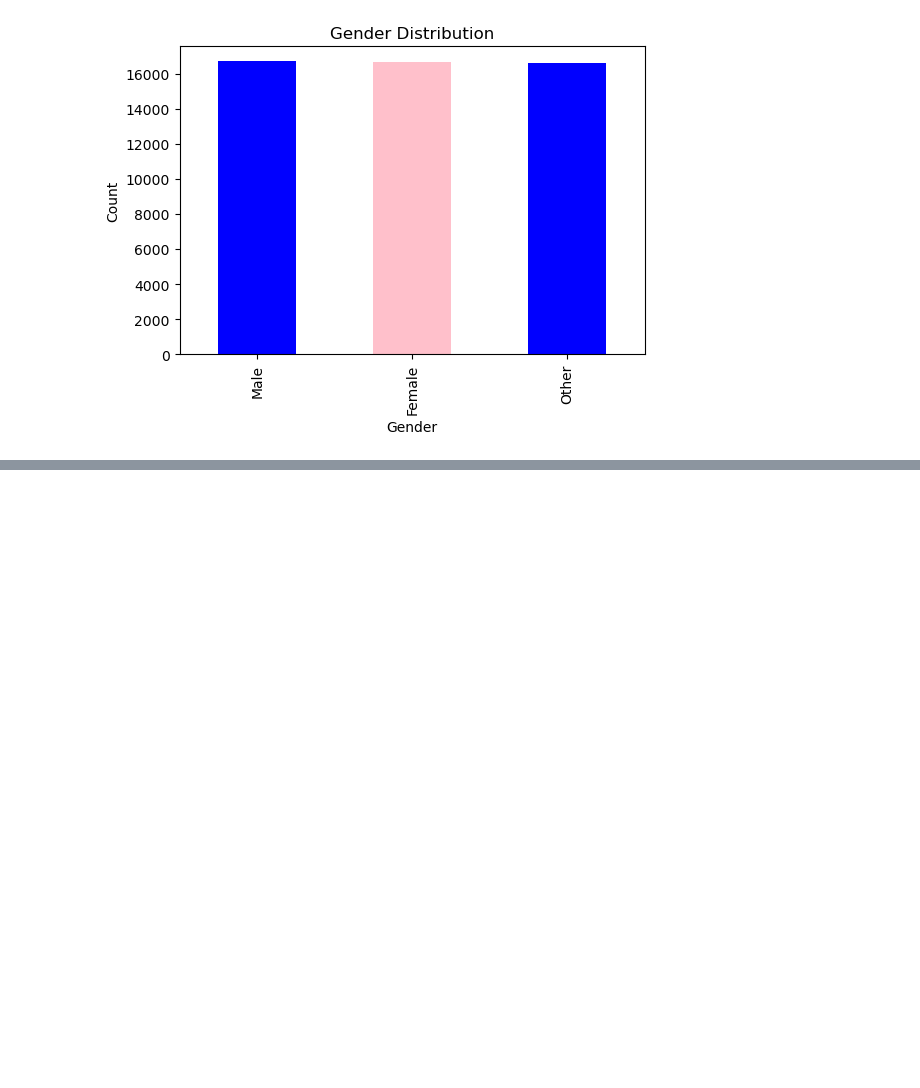
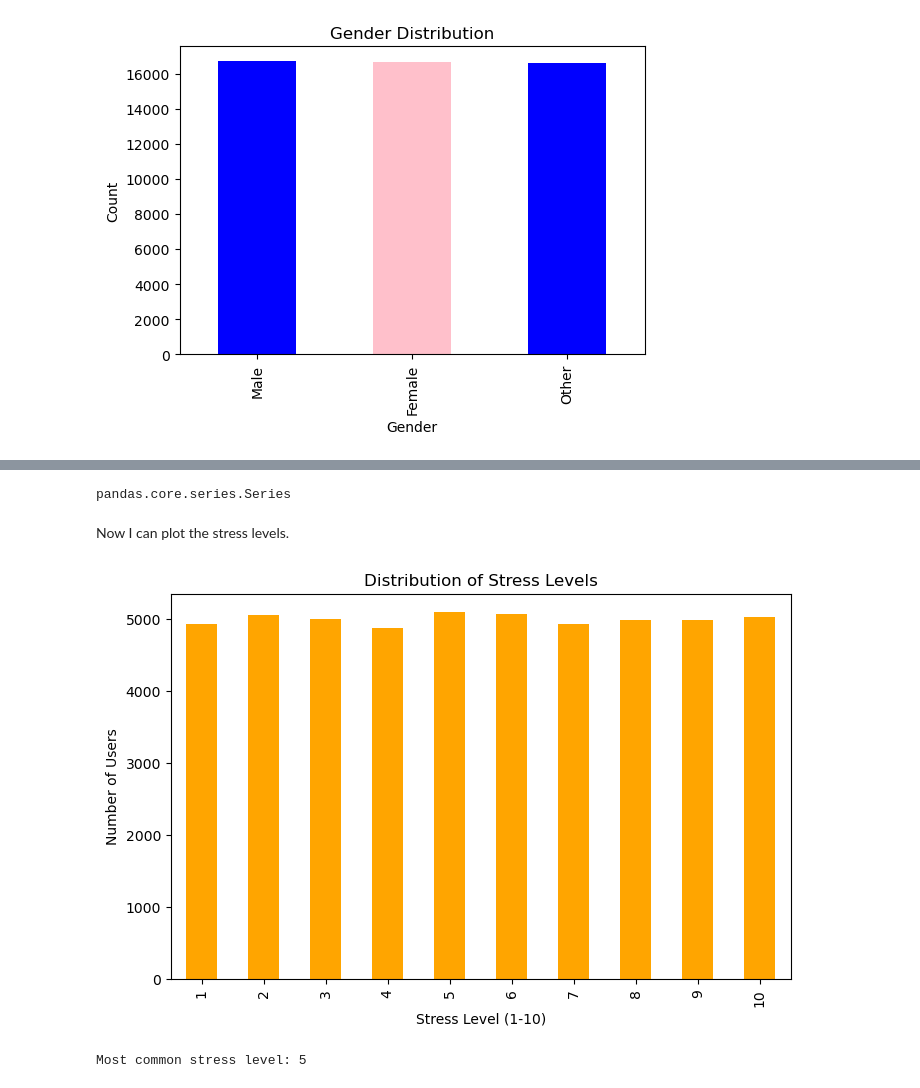
Before and after one commit to geff-ghost/screenTimeSleep, a Jupyter notebook: Smartphone_Usage_Statistics.ipynb, the cells around one changed output, grey strips where cells are left out. Cells and saved outputs as stored; diff of their text form; code cells hidden in the pictures; blank space fills up the shorter version.

```diff
--- a/Smartphone_Usage_Statistics.ipynb
+++ b/Smartphone_Usage_Statistics.ipynb
@@ -103,0 +138,2 @@ plt.ylabel("Count");
+# %%
+stress_counts = smartphone_df['Stress_Level'].value_counts().sort_index()
@@ -103,0 +155,18 @@ plt.ylabel("Count");
+# %%
+type(stress_counts)
+# %% [output]
+pandas.core.series.Series
+# %% [markdown]
+Now I can plot the stress levels.
+# %%
+plt.figure(figsize=(8, 5))
+stress_counts.plot(kind='bar', color='orange')
+plt.xlabel('Stress Level (1-10)')
+plt.ylabel('Number of Users')
+plt.title('Distribution of Stress Levels');
+# %% [output]
+[figure, added]
+# %%
+print(f"Most common stress level: {stress_counts.idxmax()}")
+# %% [output]
+Most common stress level: 5
```
Also changed, not shown: parts of 19 cells of this notebook.
